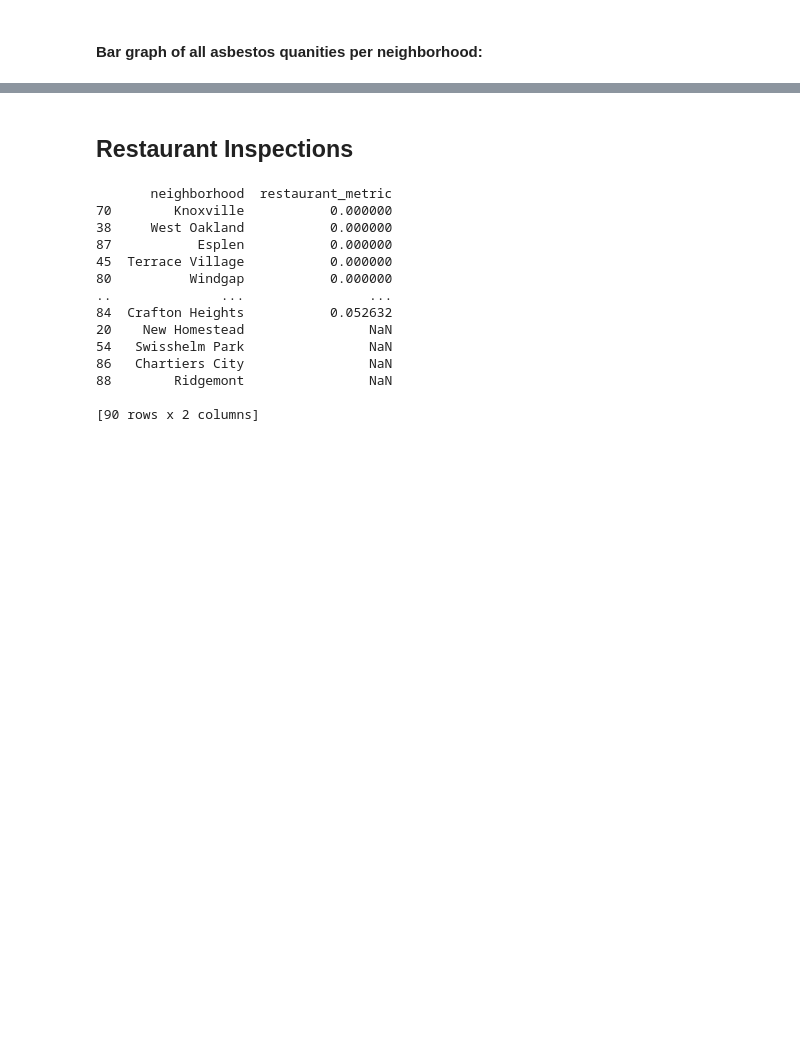
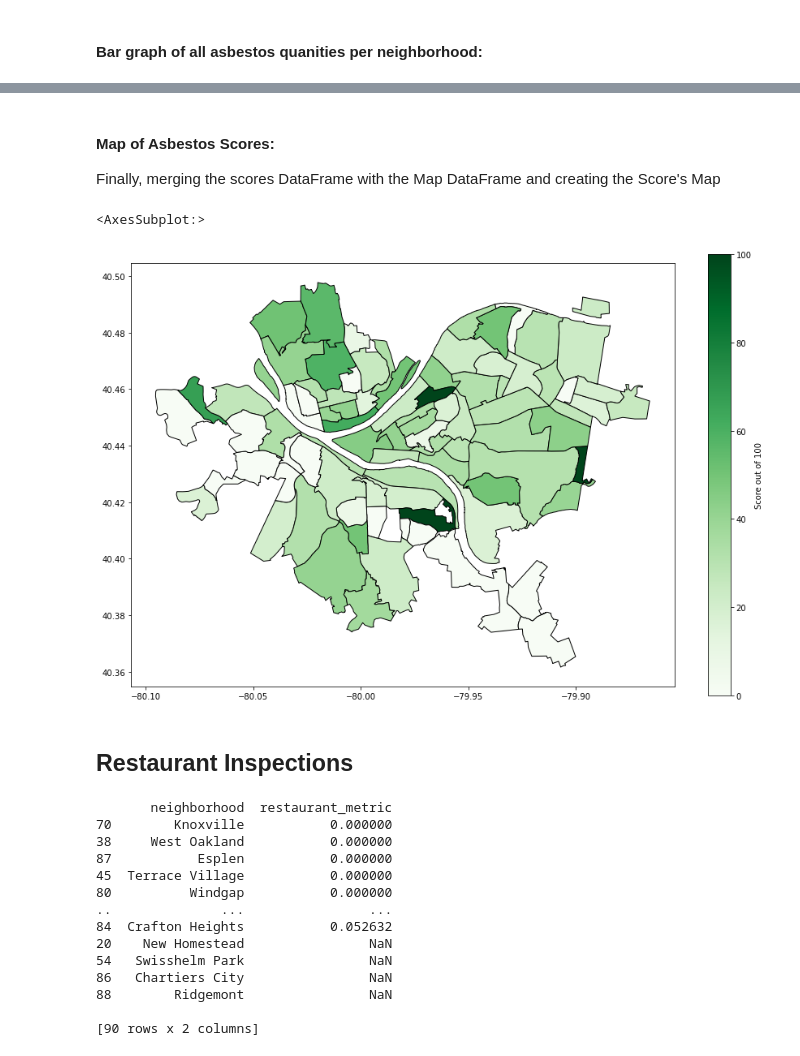
Before and after one commit to Steven-Jarmell/CS0010-FinalProject, a Jupyter notebook: FinalProjectMainFile.ipynb, the cells around one changed output, grey strips where cells are left out. Cells and saved outputs as stored; diff of their text form; code cells hidden in the pictures; blank space fills up the shorter version.

Commit message:
Finished adding data for Asbestos into main file

```diff
--- a/FinalProjectMainFile.ipynb
+++ b/FinalProjectMainFile.ipynb
@@ -54,0 +62,5 @@ contains_asbestos["neighborhood"].value_counts().plot.bar(figsize = (25,4))
+# %%
+scores = contains_asbestos["neighborhood"].value_counts().sort_index()/asbestos_data["neighborhood"].value_counts().sort_index()*100
+scores = scores.fillna(0)
+scores = scores.round()
+scores = scores.sort_values(0,False)
@@ -54,0 +69,5 @@ contains_asbestos["neighborhood"].value_counts().plot.bar(figsize = (25,4))
+# %%
+df_scores = pd.DataFrame(scores)
+df_scores = df_scores.reset_index()
+df_scores.columns = ["neighborhood","score"]
+df_scores
@@ -55,3 +88,12 @@ contains_asbestos["neighborhood"].value_counts().plot.bar(figsize = (25,4))
+# %% [markdown]
+#### Map of Asbestos Scores:
+Finally, merging the scores DataFrame with the Map DataFrame and creating the Score's Map
+# %%
+scores_map = neighborhood_shapes.merge(df_scores, how = 'left', left_on = 'hood', right_on = 'neighborhood')
+scores_map.plot(column = 'score', figsize = (15,10), cmap = 'Greens', edgecolor = 'black', legend = True, legend_kwds={'label': "Score out of 100"})
+# %% [output]
+<AxesSubplot:>
+[figure, added]
 # %% [markdown]
 ## Restaurant Inspections
 # %%
```
Also changed, not shown: parts of 15 cells of this notebook.
